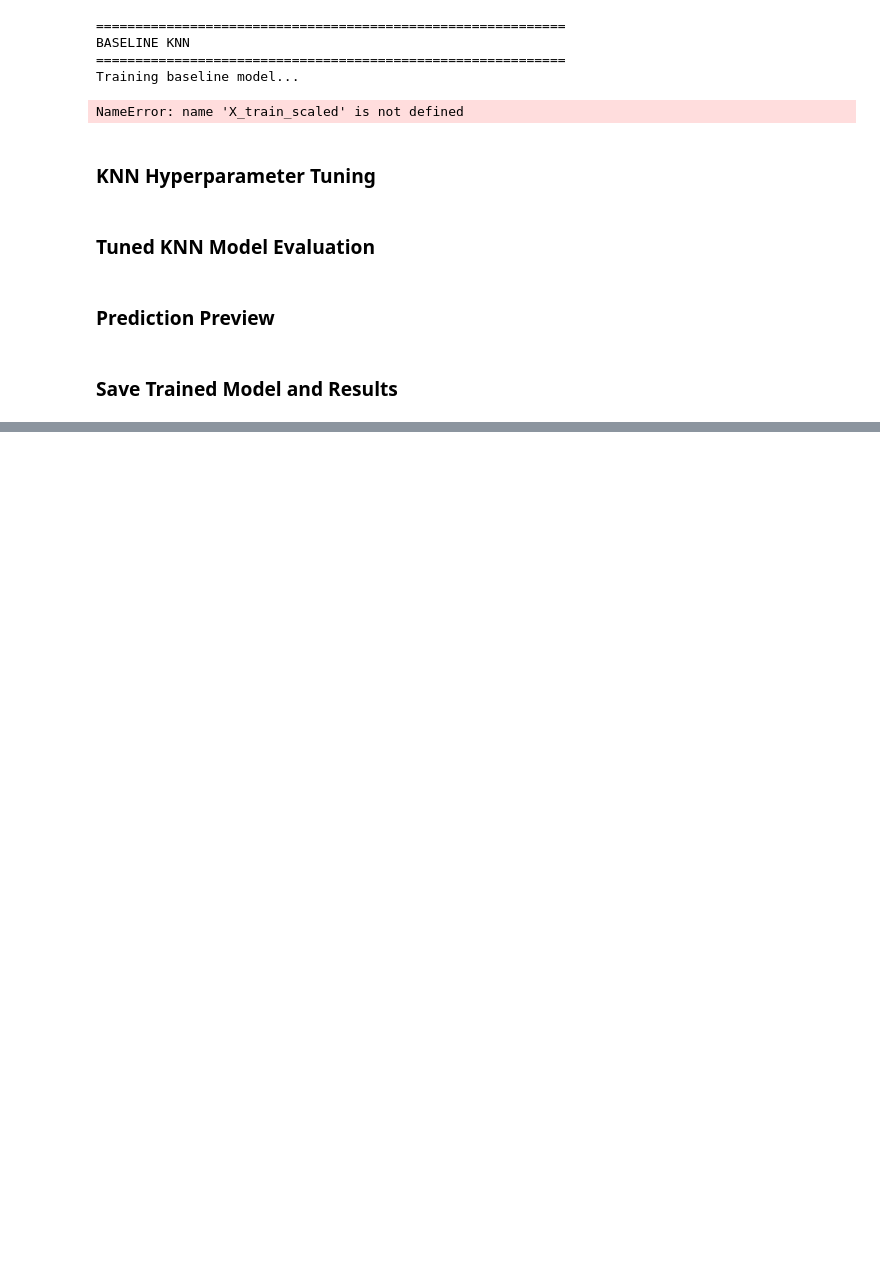
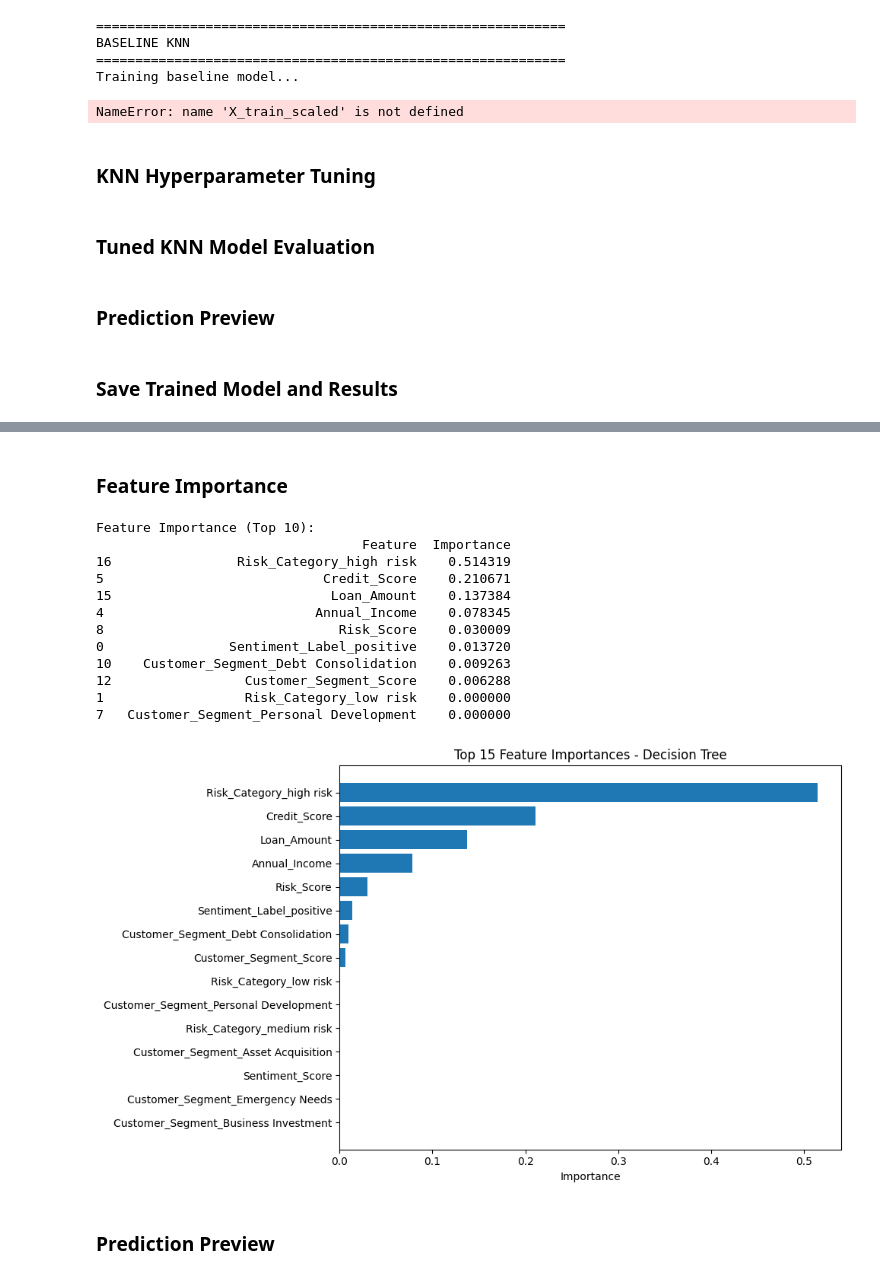
Before and after one commit to Wrynaft/FinancialDataMining, a Jupyter notebook: WIE3007_DM_GroupProject.ipynb, the cells around one changed output, grey strips where cells are left out. Saved outputs shown, nothing was run; the diff lists cells and outputs as text; code cells hidden in the pictures; blank space fills up the shorter version.

```diff
--- a/WIE3007_DM_GroupProject.ipynb
+++ b/WIE3007_DM_GroupProject.ipynb
@@ -2781,0 +2961,36 @@ print("=" * 60)
+# %% [markdown]
+### Feature Importance
+# %%
+# Feature Importance
+feature_importance_dt = pd.DataFrame({
+    'Feature': X_train.columns,
+    'Importance': best_dt.feature_importances_
+}).sort_values('Importance', ascending=False)
+
+print("\nFeature Importance (Top 10):")
+print(feature_importance_dt.head(10))
+
+# Plot feature importance
+plt.figure(figsize=(10, 6))
+plt.barh(feature_importance_dt['Feature'][:15], feature_importance_dt['Importance'][:15])
+plt.xlabel('Importance')
+plt.title('Top 15 Feature Importances - Decision Tree')
+plt.gca().invert_yaxis()
+plt.tight_layout()
+plt.show()
+# %% [output]
+Feature Importance (Top 10):
+                                  Feature  Importance
+16                Risk_Category_high risk    0.514319
+5                            Credit_Score    0.210671
+15                            Loan_Amount    0.137384
+4                           Annual_Income    0.078345
+8                              Risk_Score    0.030009
+0                Sentiment_Label_positive    0.013720
+10    Customer_Segment_Debt Consolidation    0.009263
+12                 Customer_Segment_Score    0.006288
+1                  Risk_Category_low risk    0.000000
+7   Customer_Segment_Personal Development    0.000000
+[figure, added]
+# %% [markdown]
+### Prediction Preview
```
Also changed, not shown: parts of 20 cells of this notebook.
